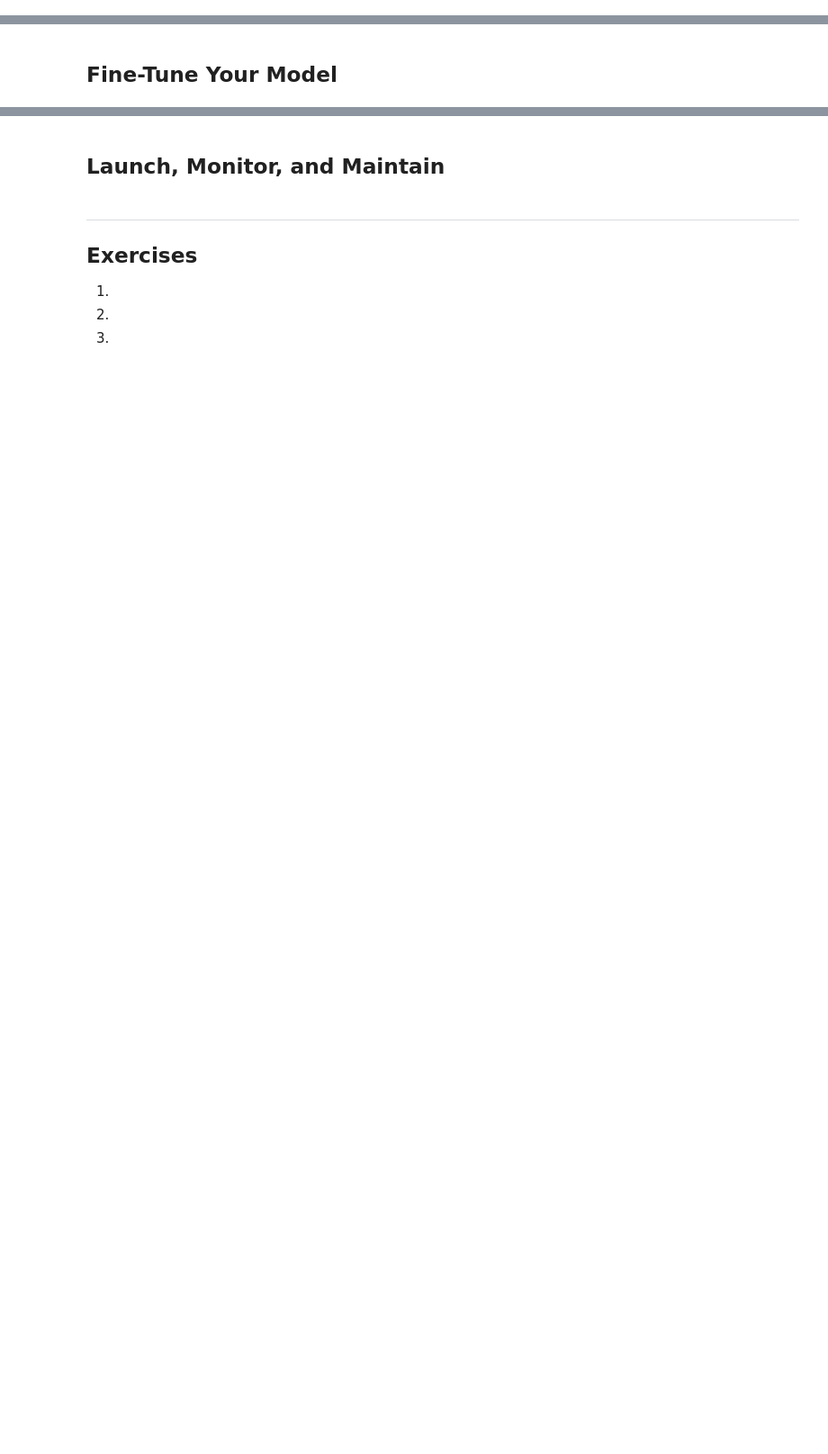
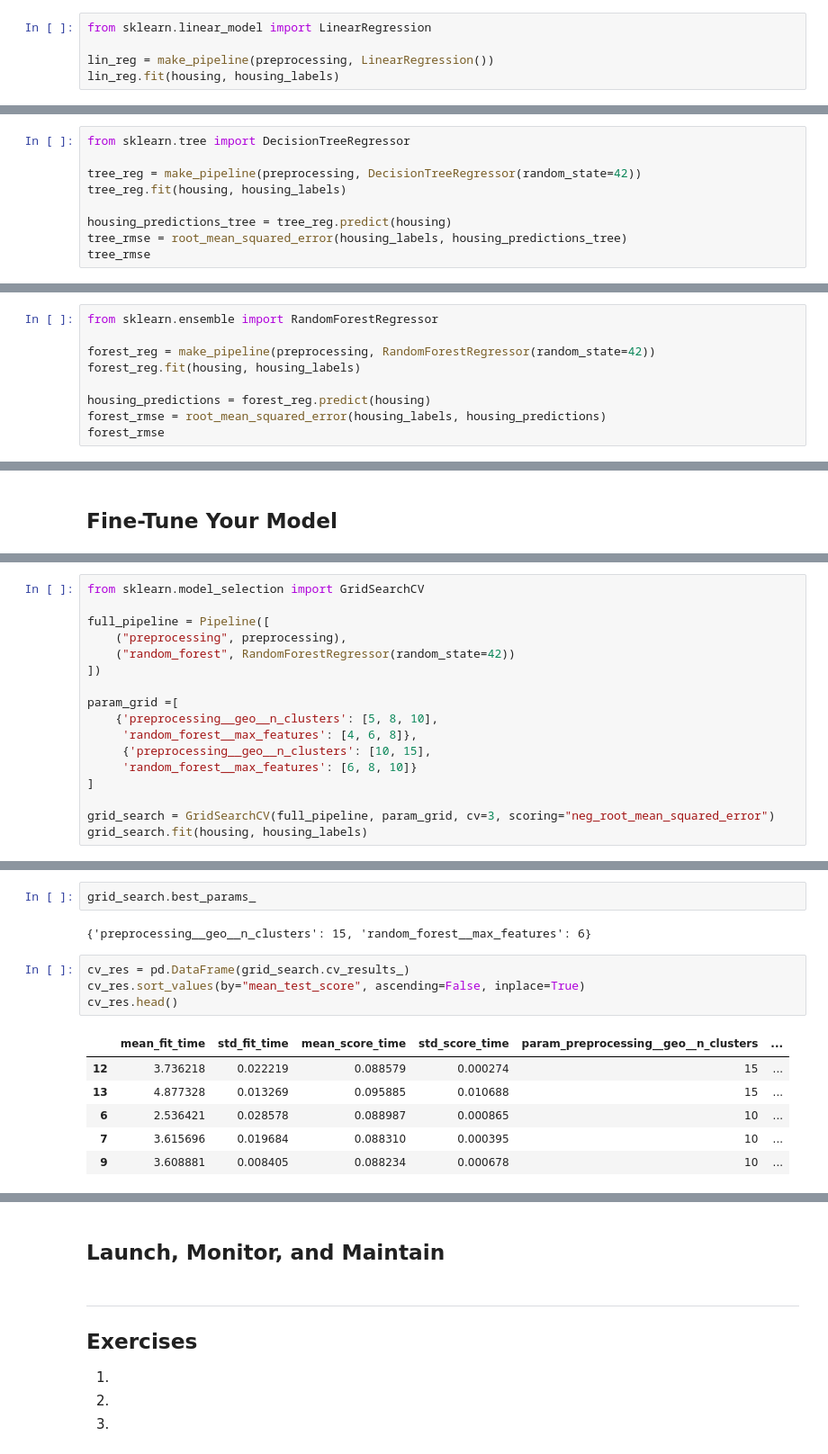
Before and after one commit to tsarevboris/ai-explore, a Jupyter notebook: notebooks/learn/handson-ml/ch02_end_to_end_project.ipynb, the cells around one changed output, grey strips where cells are left out. Shown at 90% size. Saved outputs shown, nothing was run; the diff lists cells and outputs as text; blank space fills up the shorter version.

Commit message:
handson-ml ch2 models

```diff
--- a/notebooks/learn/handson-ml/ch02_end_to_end_project.ipynb
+++ b/notebooks/learn/handson-ml/ch02_end_to_end_project.ipynb
@@ -651,0 +654,5 @@ array(['bedrooms__ratio', 'rooms_per_house__ratio',
+# %%
+from sklearn.linear_model import LinearRegression
+
+lin_reg = make_pipeline(preprocessing, LinearRegression())
+lin_reg.fit(housing, housing_labels)
@@ -651,0 +703,9 @@ array(['bedrooms__ratio', 'rooms_per_house__ratio',
+# %%
+from sklearn.tree import DecisionTreeRegressor
+
+tree_reg = make_pipeline(preprocessing, DecisionTreeRegressor(random_state=42))
+tree_reg.fit(housing, housing_labels)
+
+housing_predictions_tree = tree_reg.predict(housing)
+tree_rmse = root_mean_squared_error(housing_labels, housing_predictions_tree)
+tree_rmse
@@ -651,0 +737,9 @@ array(['bedrooms__ratio', 'rooms_per_house__ratio',
+# %%
+from sklearn.ensemble import RandomForestRegressor
+
+forest_reg = make_pipeline(preprocessing, RandomForestRegressor(random_state=42))
+forest_reg.fit(housing, housing_labels)
+
+housing_predictions = forest_reg.predict(housing)
+forest_rmse = root_mean_squared_error(housing_labels, housing_predictions)
+forest_rmse
@@ -653,0 +767,17 @@ array(['bedrooms__ratio', 'rooms_per_house__ratio',
+# %%
+from sklearn.model_selection import GridSearchCV
+
+full_pipeline = Pipeline([
+    ("preprocessing", preprocessing),
+    ("random_forest", RandomForestRegressor(random_state=42))
+])
+
+param_grid =[
+    {'preprocessing__geo__n_clusters': [5, 8, 10],
+     'random_forest__max_features': [4, 6, 8]},
+     {'preprocessing__geo__n_clusters': [10, 15],
+     'random_forest__max_features': [6, 8, 10]}
+]
+
+grid_search = GridSearchCV(full_pipeline, param_grid, cv=3, scoring="neg_root_mean_squared_error")
+grid_search.fit(housing, housing_labels)
@@ -653,0 +804,15 @@ array(['bedrooms__ratio', 'rooms_per_house__ratio',
+# %%
+grid_search.best_params_
+# %% [output]
+{'preprocessing__geo__n_clusters': 15, 'random_forest__max_features': 6}
+# %%
+cv_res = pd.DataFrame(grid_search.cv_results_)
+cv_res.sort_values(by="mean_test_score", ascending=False, inplace=True)
+cv_res.head()
+# %% [output]
+|  | mean_fit_time | std_fit_time | mean_score_time | std_score_time | param_preprocessing__geo__n_clusters | ... |
+| 12 | 3.736218 | 0.022219 | 0.088579 | 0.000274 | 15 | ... |
+| 13 | 4.877328 | 0.013269 | 0.095885 | 0.010688 | 15 | ... |
+| 6 | 2.536421 | 0.028578 | 0.088987 | 0.000865 | 10 | ... |
+| 7 | 3.615696 | 0.019684 | 0.088310 | 0.000395 | 10 | ... |
+| 9 | 3.608881 | 0.008405 | 0.088234 | 0.000678 | 10 | ... |
```
Also changed, not shown: parts of 26 cells of this notebook, 1 other file.
